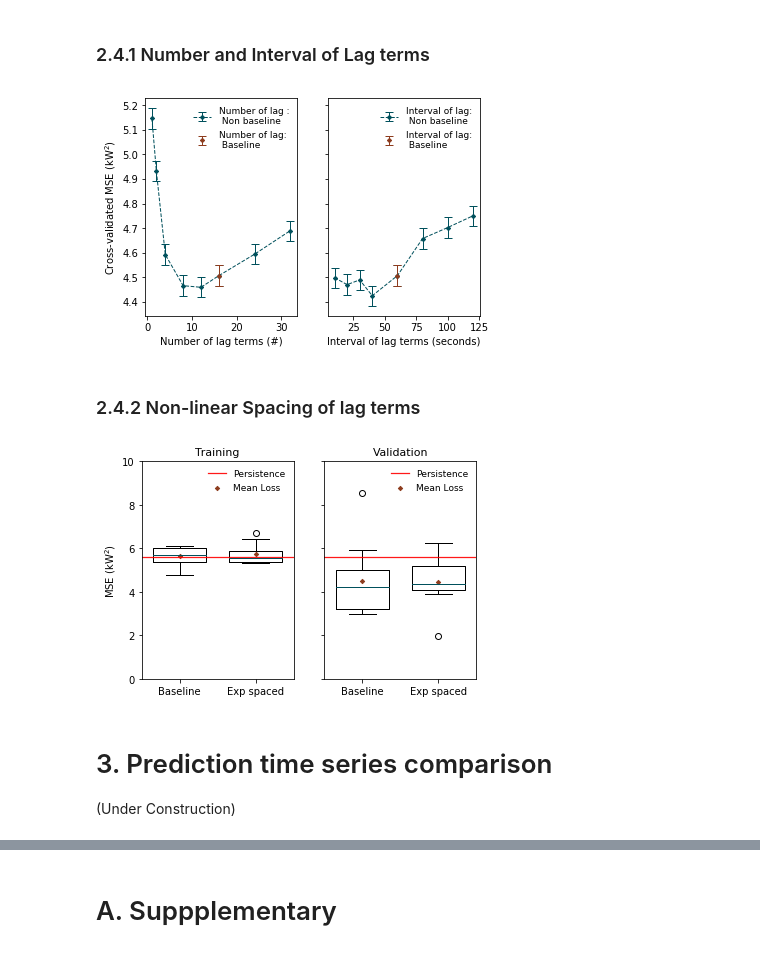
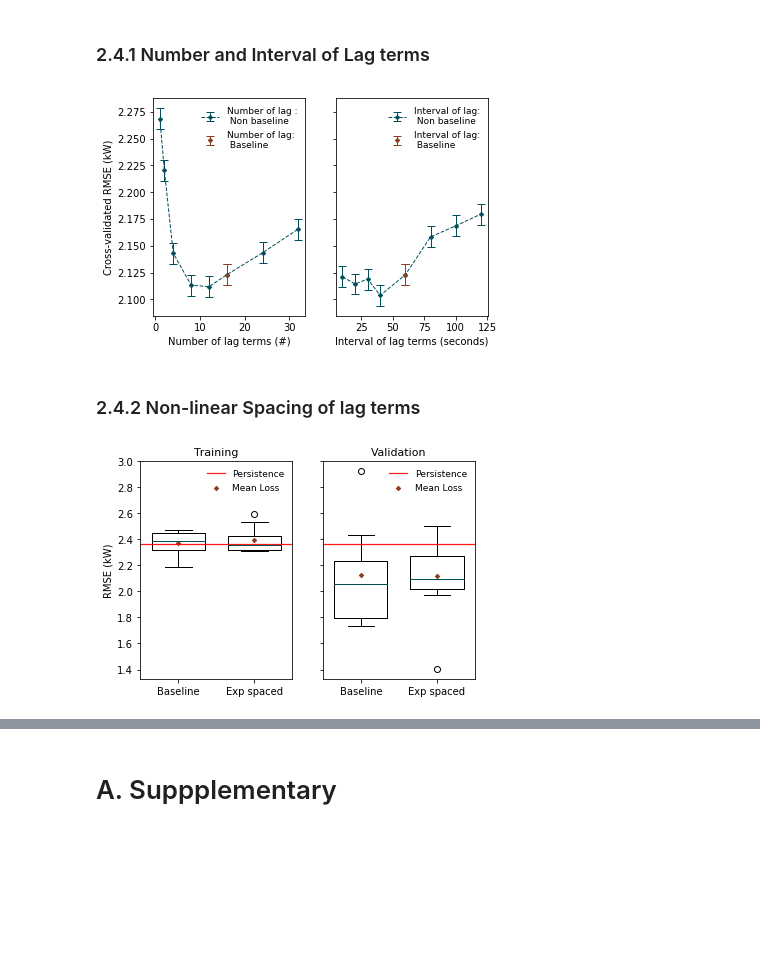
Before and after one commit to YuchiSun/SUNSET, a Jupyter notebook: plot_and_plot.ipynb, the cells around one changed output, grey strips where cells are left out. Saved outputs shown, nothing was run; the diff lists cells and outputs as text; code cells hidden in the pictures; blank space fills up the shorter version.

```diff
--- a/plot_and_plot.ipynb
+++ b/plot_and_plot.ipynb
@@ -234,25 +353,25 @@ val_best_loss  = find_best_multiexp(val_loss)
 ax = axarr[0]
 exp_names = ['#' + str(i) for i in range(1,11)]
 
-ax.boxplot(val_best_loss.T,labels = exp_names, widths= box_widths)
+ax.boxplot(np.sqrt(val_best_loss.T),labels = exp_names, widths= box_widths)
 ax.set_xlabel('rerun counter')
-ax.set_ylabel('MSE ($\mathrm{kW}^2$)')
+ax.set_ylabel('RMSE (kW)')
 
 # plot the much more stable mean loss
-val_mean_loss = np.mean(val_best_loss,axis = 1)
-ax.scatter(np.arange(1,11),val_mean_loss, marker = 'D', label = 'Mean Loss (Cross-Validated)')
+val_RMSE = np.sqrt(np.mean(val_best_loss,axis = 1))
+ax.scatter(np.arange(1,11),val_RMSE, marker = 'D', label = 'Mean Loss (Cross-Validated)')
 ax.legend()
 
 # plot the mean loss separately in a box plot to the right
 ax = axarr[1]
-ax.boxplot(val_mean_loss, labels = ['Mean of CV'], widths= box_widths)
-ax.set_ylabel('Cross-validated MSE ($\mathrm{kW}^2$)')
+ax.boxplot(val_RMSE, labels = ['Mean of CV'], widths= box_widths)
+ax.set_ylabel('Cross-validated RMSE (kW)')
 
 # saving and showing figure
 plt.savefig(os.path.join(output_folder,'val_loss_uncertainty.pdf'),bbox_inches = 'tight')
 plt.show()
 
 # Output the standard deviation of mean loss
-mean_loss_std = np.std(val_mean_loss)
-print("Standard deviation of the mean loss is {0:.3f}".format(mean_loss_std))
+RMSE_std = np.std(val_RMSE)
+print("Standard deviation of the cross-validated RMSE is {0:.3f}".format(RMSE_std))
 # %% [output]
@@ -520,47 +718,47 @@ baseline_idx = num_log_all.index(baseline_num_lag)
 val_best_loss[baseline_idx,:] = base_loss
 
 # Plotting
-ax1.errorbar(num_log_all,np.mean(val_best_loss, axis=1),yerr = mean_loss_std,fmt = '--D', color = 'C1',
+ax1.errorbar(num_log_all,np.sqrt(np.mean(val_best_loss, axis=1)),yerr = RMSE_std,fmt = '--D', color = 'C1',
              label = 'Number of lag :\n Non baseline')
 
 # Show the baseline performance in a different color
-baseline_hdl = ax1.errorbar(baseline_num_lag, np.mean(val_best_loss,axis=1)[baseline_idx], fmt = 'D', color = 'C0',
-                            label = 'Number of lag:\n Baseline', yerr = mean_loss_std)
+baseline_hdl = ax1.errorbar(baseline_num_lag, np.sqrt(np.mean(val_best_loss,axis=1)[baseline_idx]), fmt = 'D', color = 'C0',
+                            label = 'Number of lag:\n Baseline', yerr = RMSE_std)
 
 ax1.legend()
 ax1.set_xlabel('Number of lag terms (#)')
-ax1.set_ylabel('Cross-validated MSE $(\mathrm{kW}^2)$')
+ax1.set_ylabel('Cross-validated RMSE (kW)')
 
 # Load in the validation loss
 val_loss= np.load(os.path.join('models','CNN_1.0_Log_Interval','val_loss.npy'))
 val_best_loss = find_best_multiexp(val_loss)
 
 # Substitute into base loss
 baseline_idx = log_interval_all.index(baseline_interval)
 val_best_loss[baseline_idx,:] = base_loss
 
-ax2.errorbar(log_interval_all,np.mean(val_best_loss, axis=1),yerr = mean_loss_std, fmt = '--D', color = 'C1',
+ax2.errorbar(log_interval_all,np.sqrt(np.mean(val_best_loss, axis=1)),yerr = RMSE_std, fmt = '--D', color = 'C1',
              label = 'Interval of lag:\n Non baseline')
 
 # Show the baseline performance in a different color
 
-baseline_hdl = ax2.errorbar(baseline_interval, np.mean(val_best_loss,axis=1)[baseline_idx], color = 'C0', fmt = 'D',
-                            label = 'Interval of lag:\n Baseline', yerr = mean_loss_std)
+baseline_hdl = ax2.errorbar(baseline_interval, np.sqrt(np.mean(val_best_loss,axis=1)[baseline_idx]), color = 'C0', fmt = 'D',
+                            label = 'Interval of lag:\n Baseline', yerr = RMSE_std)
 
 ax2.legend()
 ax2.set_xlabel('Interval of lag terms (seconds)')
 
 ## Confidence interval. Not used right now
 # import scipy.stats
 # confidence_interval = np.zeros((len(num_log_all),2))
 # for i in range(len(num_log_all)):
 #     confidence_interval[i] = scipy.stats.t.interval(0.95, len(val_best[i])-1, loc=np.mean(val_best[i]), scale=scipy.stats.sem(val_best[i]))
 # ax1.fill_between(num_log_all,confidence_interval[:,0],confidence_interval[:,1], color = 'grey', alpha = 0.5)
 
 plt.savefig(os.path.join(output_folder,'Num_Interval_lag.pdf'), bbox_inches = 'tight')
 plt.show()
 # %% [output]
-[figure, old version]
+[figure, new version]
 # %% [markdown]
 ### 2.4.2 Non-linear Spacing of lag terms
 # %%
@@ -579,25 +777,21 @@ model_label = ['Baseline','Exp spaced']
 
 for i in range(len(axarr)):
     best_loss = np.vstack((best_loss_baseline[i],best_loss_curr[i]))
-    axarr[i].boxplot(best_loss.T, labels = model_label,widths = 0.7)
+    axarr[i].boxplot(np.sqrt(best_loss.T), labels = model_label,widths = 0.7)
 
     axarr[i].set_title(set_name[i])
     axarr[i].grid(False)
-    axarr[i].axhline(y=ktpers_mse_trainval,color= 'r',linewidth =1.25, alpha = 0.9, label = 'Persistence')
+    axarr[i].axhline(y=ktpers_rmse_trainval,color= 'r',linewidth =1.25, alpha = 0.9, label = 'Persistence')
 
     # Plot the mean loss
     mean_loss = np.mean(best_loss,axis = 1)
-    axarr[i].scatter(np.arange(1,len(model_label)+1),mean_loss, marker = 'D', label = 'Mean Loss')
+    axarr[i].scatter(np.arange(1,len(model_label)+1),np.sqrt(mean_loss), marker = 'D', label = 'Mean Loss')
     axarr[i].legend(loc = 'upper right')
 
-axarr[0].set_ylabel('MSE $(\mathrm{kW}^2)$')
+axarr[0].set_ylabel('RMSE (kW)')
 plt.ticklabel_format(axis='y', style='sci', scilimits=(-2,2))
 
-plt.ylim(0,10)
 plt.savefig(os.path.join(output_folder,'non_linear_spacing.pdf'),bbox_inches = 'tight')
 plt.show()
 # %% [output]
-[figure, old version]
+[figure, new version]
-# %% [markdown]
-# 3. Prediction time series comparison
-(Under Construction)
```
Also changed, not shown: parts of 24 cells of this notebook, 2 other files.
